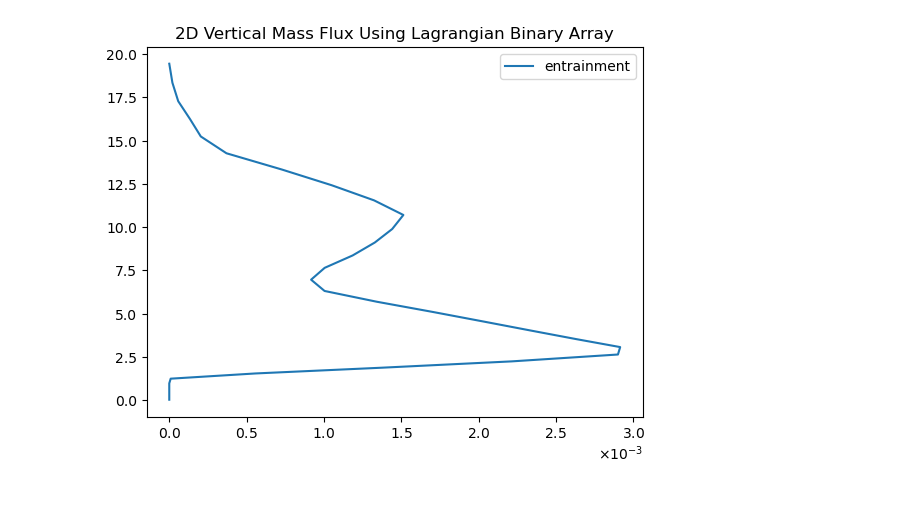
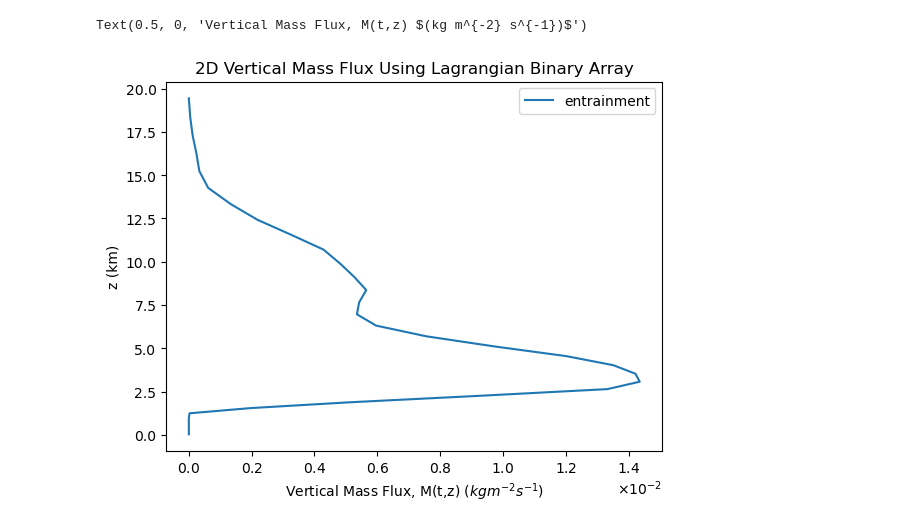
Before and after one commit to torrilab/DCI-Project, a Jupyter notebook: Code/Project_Algorithms/Entrainment/Vertical_Mass_Flux.ipynb, the cells around one changed output. Saved outputs shown, nothing was run; the diff lists cells and outputs as text; code cells hidden in the pictures; blank space fills up the shorter version.

```diff
--- a/Code/Project_Algorithms/Entrainment/Vertical_Mass_Flux.ipynb
+++ b/Code/Project_Algorithms/Entrainment/Vertical_Mass_Flux.ipynb
@@ -112,7 +112,7 @@ with h5py.File(in_file, 'r') as f:
     A_g = f['A_g'][:]
     A_c = f['A_c'][:]
 
-    # W = f['W'][:]
+    W = f['W'][:]
     # QCQI = f['QCQI'][:]
     Z = f['Z'][:]
     Y = f['Y'][:]
@@ -194,8 +144,9 @@ def MF2d(A, T, Z):
 
     """
     # Compute the difference between neighboring elements along the first axis
-    D = np.zeros_like(A)
-    D[1:, :] = A[1:, :] #- A[:-1, :]
+    D = np.zeros_like(A, dtype=np.float64)
+    D[:] = A[:]
+    D *= W
 
     # # Update D for entrainment/detrainment
     # if type=='e':
@@ -246,3 +249,16 @@ done
+# %%
+#Calculate Mass Constant
+calculate=False
+if calculate==True:
+    Nt=len(data['time'])
+    m_arr=np.zeros((Nt))
+    for t in np.arange(Nt):
+        print(t)
+        m_arr[t]=m(t)
+    np.save('Mass_Array.npy', m_arr)
+else:
+    dir3=dir+f'Project_Algorithms/Entrainment/'
+    m_arr = np.load('Mass_Array.npy')
 # %%
 def apply_constant(profile_array,apply):
     if apply==True:
@@ -251,7 +267,7 @@ def apply_constant(profile_array,apply):
 
         profile_array/=(Lx*Ly)
         for t in np.arange(Nt):
-            profile_array[t]*=m(t)
+            profile_array[t]*=m_arr[t]
         for z in np.arange(Nz):
             dz=zf(z+1)-zf(z)
             profile_array[:,z]/=dz
@@ -327,12 +343,15 @@ plt.tight_layout()
 # %%
 plt.plot(np.mean(profile_array,axis=(0)),data['zh'],label='entrainment')
 
 plt.legend(); plt.title('2D Vertical Mass Flux Using Lagrangian Binary Array')
 
 from matplotlib.ticker import ScalarFormatter
 formatter = ScalarFormatter(useMathText=True)
 formatter.set_scientific(True)
 formatter.set_powerlimits((-1, 1))
 plt.gca().xaxis.set_major_formatter(formatter)
+
+plt.ylabel('z (km)');plt.xlabel('Vertical Mass Flux, M(t,z) ' + r'$(kg m^{-2} s^{-1})$')
 # %% [output]
+Text(0.5, 0, 'Vertical Mass Flux, M(t,z) $(kg m^{-2} s^{-1})$')
-[figure, old version]
+[figure, new version]
```
Also changed, not shown: parts of 7 cells of this notebook, 26 other files.
